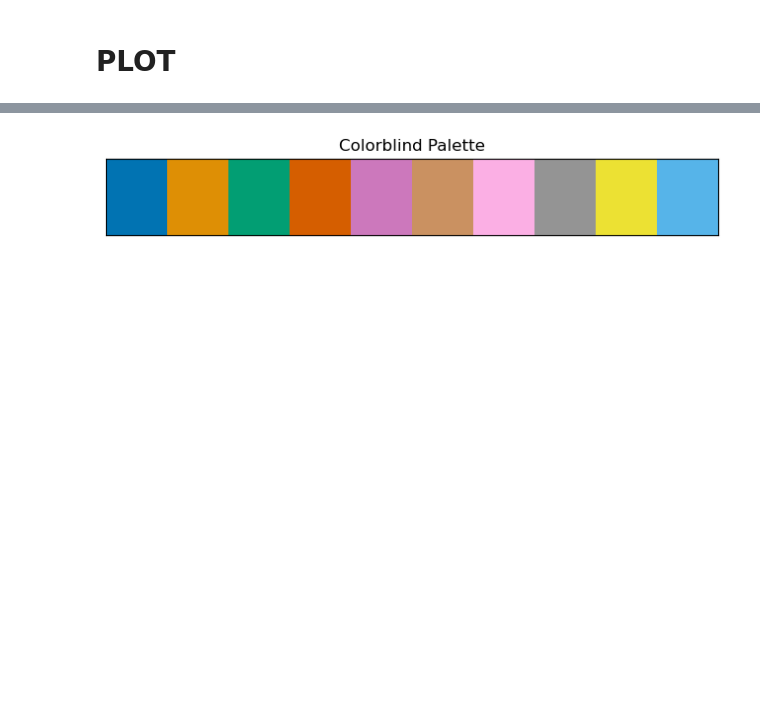
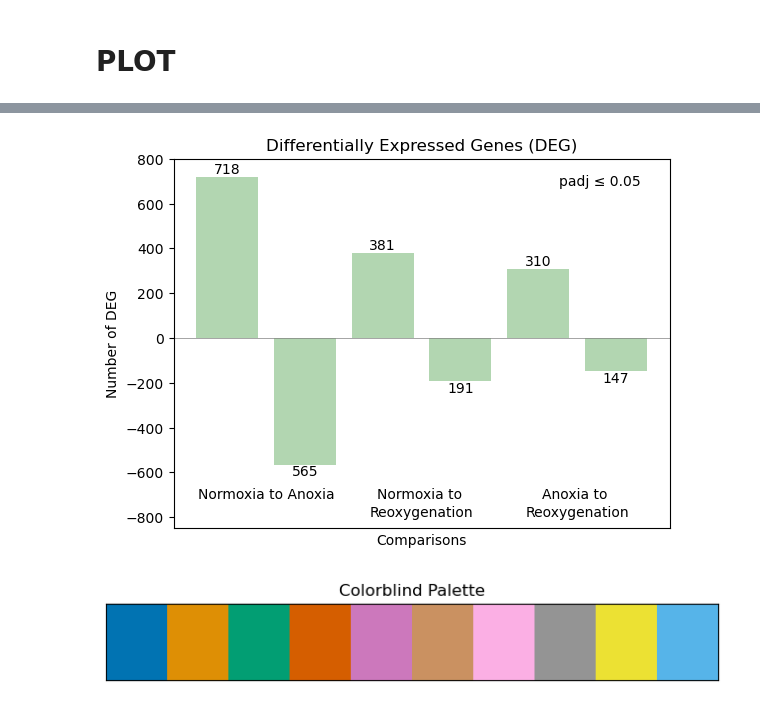
Before and after one commit to MagdalenaWinklhofer/WholeGenomeBisulphiteSequencing, a Jupyter notebook: RNAseq_pipeline/11_identify_DEG.ipynb, the cells around one changed output, grey strips where cells are left out. Drawn from its saved outputs; the diff is of its cells as text; code cells hidden in the pictures; blank space fills up the shorter version.

```diff
--- a/RNAseq_pipeline/11_identify_DEG.ipynb
+++ b/RNAseq_pipeline/11_identify_DEG.ipynb
@@ -124,3 +130,55 @@ plt.show()
+# %%
+
+# Sample data
+categories = dict_len.keys()
+values = dict_len.values()
+
+# Create a bar plot
+plt.bar(categories, values, color='skyblue')
+plt.title("Differentially Expressed Genes (DEG)")
+plt.xlabel("Comparisons")
+plt.ylabel("Number of DEG")
+
+
+# Add labels to the bars
+for i, value in enumerate(values):
+    if i %2==0:
+        plt.text(i, value + 1, str(abs(value)), ha='center', va='bottom', color='black')
+    else:
+        plt.text(i, value - 1, str(abs(value)), ha='center', va='top', color='black')
+
+# change the color of the bars (first two: blue, second two: red, third two: green)
+plt.bar(range(len(dict_len)), list(dict_len.values()), align='center', color='#B2D6B1')
+
+# extand the y scale from -500 to +700
+plt.ylim(-850, 800)
+
+# remove x scale
+plt.xticks([])
+
+# add a label in the center of the first two bars
+plt.text(0.5, -700, 'Normoxia to Anoxia', ha='center', va='center', color='black')
+plt.text(2.5, -700, 'Normoxia to ', ha='center', va='center', color='black')
+plt.text(2.5, -780, 'Reoxygenation', ha='center', va='center', color='black')
+plt.text(4.5, -700, 'Anoxia to ', ha='center', va='center', color='black')
+plt.text(4.5, -780, 'Reoxygenation', ha='center', va='center', color='black')
+
+# add a 0 line
+# the line should be slim and grey
+plt.axhline(y=0, color='grey', linestyle='-', linewidth=0.5)
+
+# add a lable in the top right corner of the plot
+plt.text(4.8, 700, 'padj ≤ 0.05', ha='center', va='center', color='black')
+
+# Save the figure as a high-quality image (e.g., PNG or PDF)
+plt.savefig('11_identify_DEG/DEG_barplot.png', dpi=500, bbox_inches='tight')
+plt.savefig('11_identify_DEG/DEG_barplot.pdf', format='pdf', dpi=300, bbox_inches='tight')
+plt.savefig('11_identify_DEG/DEG_barplot.tiff', format='tiff', dpi=300, bbox_inches='tight')
+
+# Show the plot
+plt.show()
+# %% [output]
+[figure, added]
 # %%
 import seaborn as sns
 import matplotlib.pyplot as plt
```
Also changed, not shown: parts of 11 cells of this notebook, 11 other files.
